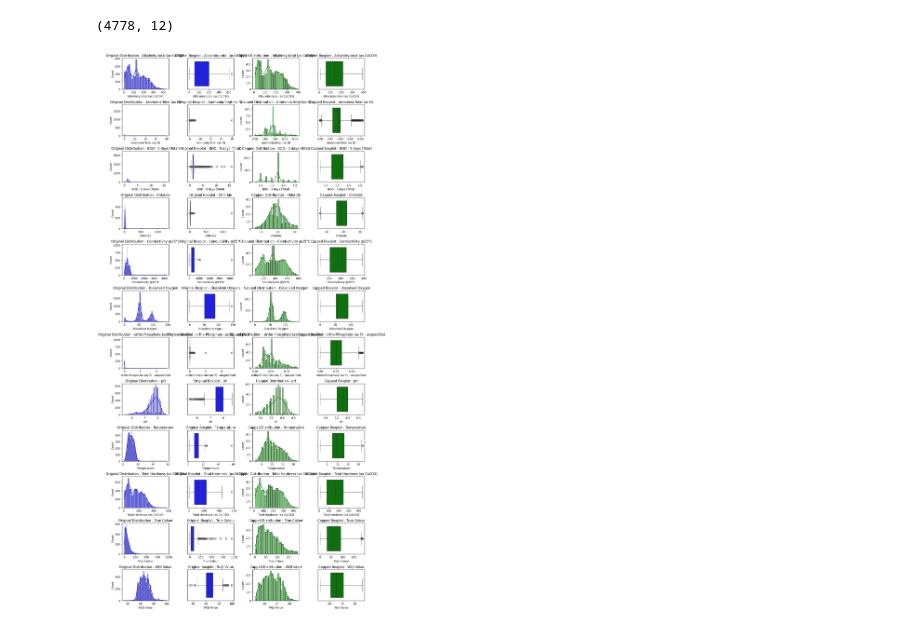
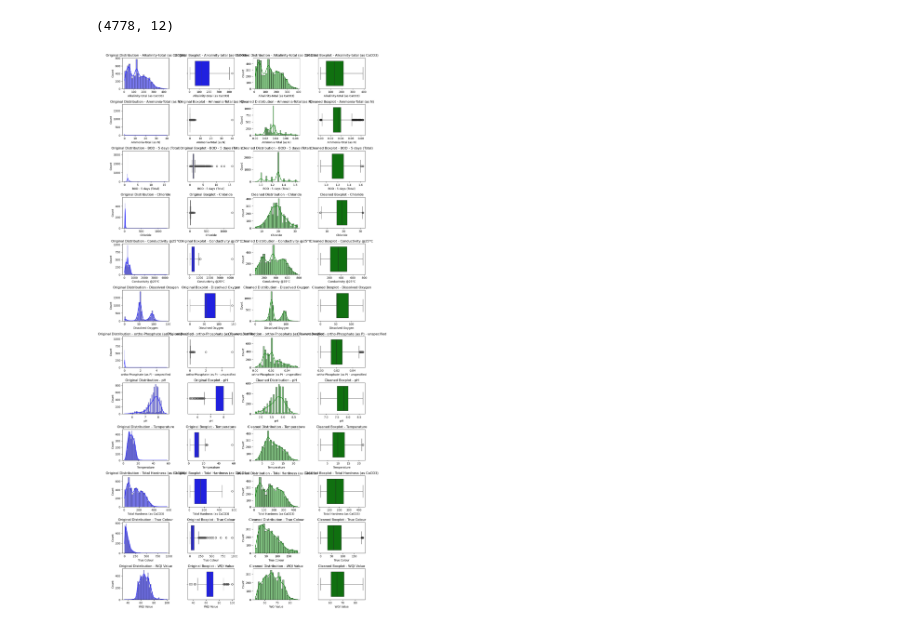
Before and after one commit to nishifwd/machine-learning, a Jupyter notebook: FYP.ipynb, the cells around one changed output. Drawn from its saved outputs; the diff is of its cells as text; code cells hidden in the pictures.

```diff
--- a/FYP.ipynb
+++ b/FYP.ipynb
@@ -6,7 +4,7 @@ import numpy as np
 import seaborn as sns
 import matplotlib.pyplot as plt
 # %%
-data = pd.read_csv("/content/Dataset.csv")
+data = pd.read_csv("C:/Users/dnish/Downloads/Dataset.csv")
 # %%
 data.head() #First five rows
 # %% [output]
@@ -172,33 +169,33 @@ print(df.shape)
 # %%
 # Set up the figure size with more height for more subplots
 plt.figure(figsize=(16, len(data.columns) * 3))
 
 # Create subplots for each numerical column
 for i, col in enumerate(data.columns, 1):  # Using data.columns directly, no need for 'numerical_columns'
     # First column: Distribution - original data
     plt.subplot(len(data.columns), 4, 4*i-3)
     sns.histplot(data[col].dropna(), kde=True, color='blue')
     plt.title(f'Original Distribution - {col}')
 
     # Second column: Boxplot - original data
     plt.subplot(len(data.columns), 4, 4*i-2)
     sns.boxplot(x=data[col].dropna(), color='blue')
     plt.title(f'Original Boxplot - {col}')
 
     # Third column: Distribution - capped data (Assumed to be in 'df')
     plt.subplot(len(data.columns), 4, 4*i-1)
     sns.histplot(df[col].dropna(), kde=True, color='green')
-    plt.title(f'Capped Distribution - {col}')
+    plt.title(f'Cleaned Distribution - {col}')
 
     # Fourth column: Boxplot - capped data (Assumed to be in 'df')
     plt.subplot(len(data.columns), 4, 4*i)
     sns.boxplot(x=df[col].dropna(), color='green')
-    plt.title(f'Capped Boxplot - {col}')
+    plt.title(f'Cleaned Boxplot - {col}')
 
 # Adjust layout manually to prevent overlap
 plt.subplots_adjust(hspace=0.5, wspace=0.4)
 
 # Show the plots
 plt.show()
 # %% [output]
-[figure, old version]
+[figure, new version]
```
Also changed, not shown: parts of 8 cells of this notebook.
